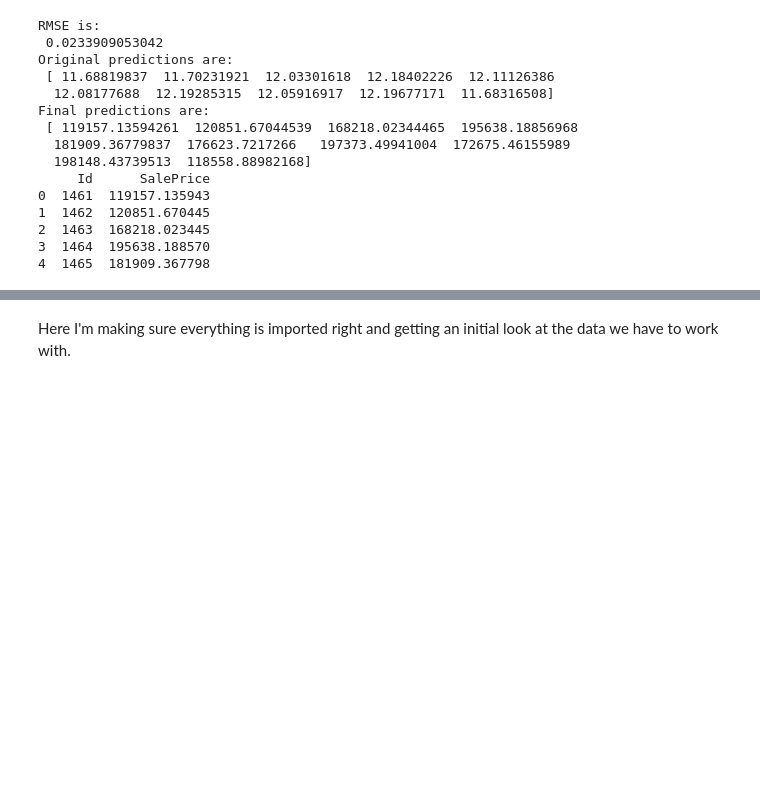
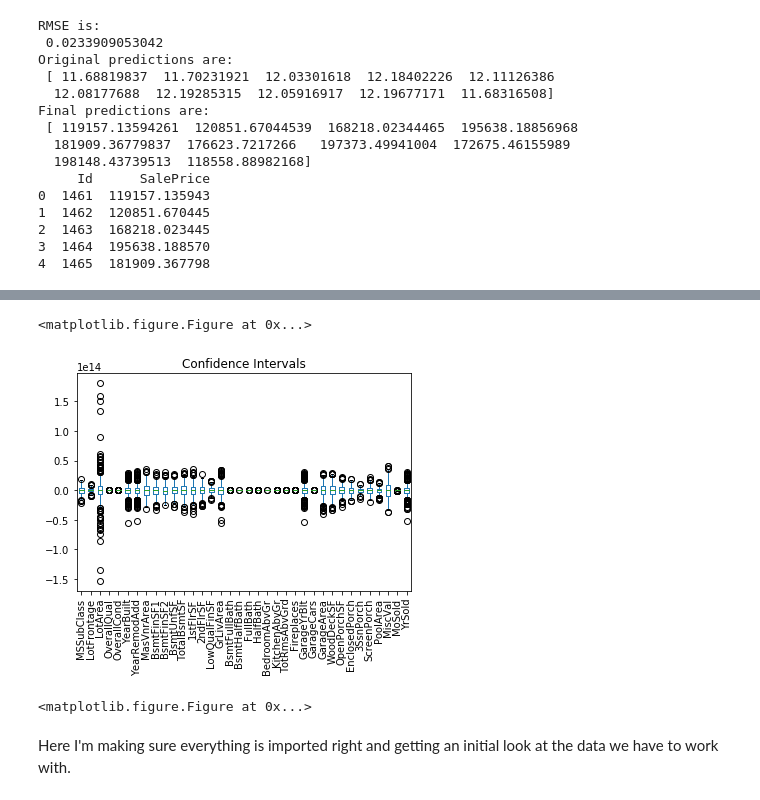
Before and after one commit to masonfields/Econ-213r-HW, a Jupyter notebook: Econ+213R+HW2+Final.ipynb, the cells around one changed output, grey strips where cells are left out. Cells and saved outputs as stored; diff of their text form; code cells hidden in the pictures; blank space fills up the shorter version.

```diff
--- a/Econ+213R+HW2+Final.ipynb
+++ b/Econ+213R+HW2+Final.ipynb
@@ -83,3 +91,29 @@ print(model.coef_)
+# %%
+from sklearn.utils import resample
+n_bootstraps = 1000
+bootstrap_X = []
+bootstrap_y = []
+for _ in range(n_bootstraps):
+    sample_X, sample_y = resample(X, Y)
+    bootstrap_X.append(sample_X)
+    bootstrap_y.append(sample_y)
+
+linear_regression_model = SGDRegressor(tol=.0001, eta0=.01)
+coeffs = []
+for i, data in enumerate(bootstrap_X):
+    linear_regression_model.fit(X, bootstrap_y[i])
+    coeffs.append(linear_regression_model.coef_)
+
+
+coef_df = pd.DataFrame(coeffs, columns=X.columns)
+coef_df.plot(kind='box')
+plt.xticks(rotation=90)
+plt.title("Confidence Intervals")
+plt.figure(figsize=(20,12))
+# %% [output]
+<matplotlib.figure.Figure at 0x...>
+[figure, added]
+<matplotlib.figure.Figure at 0x...>
 # %% [markdown]
 Here I'm making sure everything is imported right and getting an initial look at the data we have to work with.
 # %%
```
Also changed, not shown: parts of 18 cells of this notebook.
